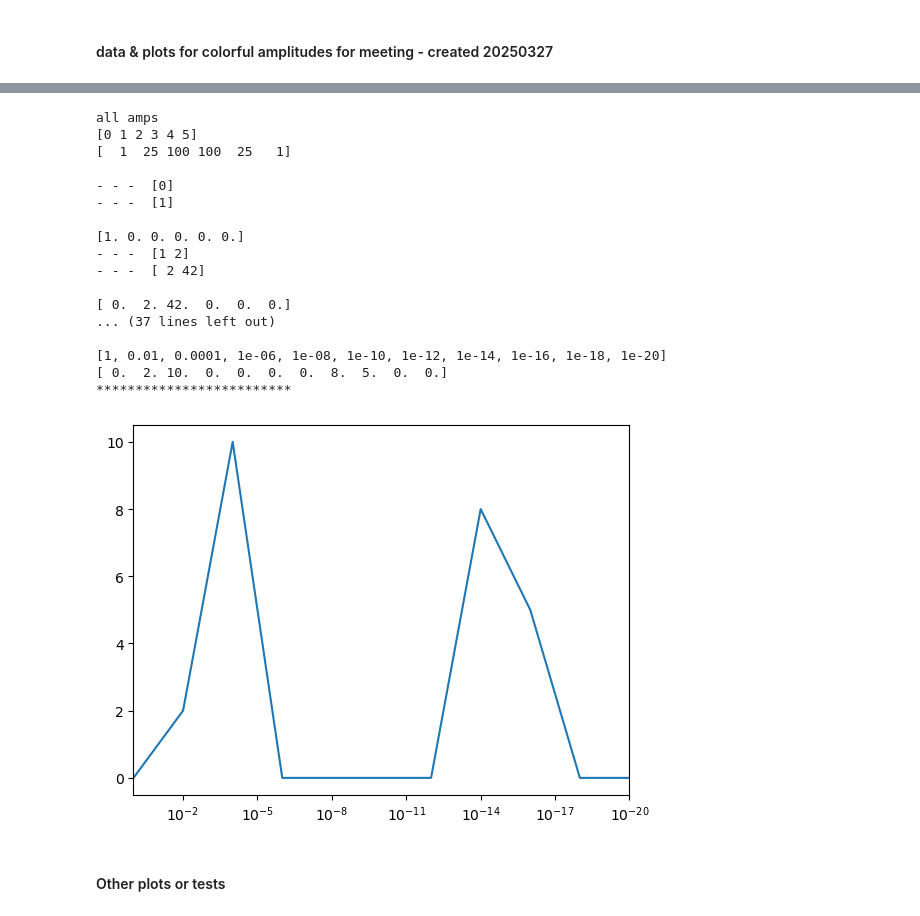
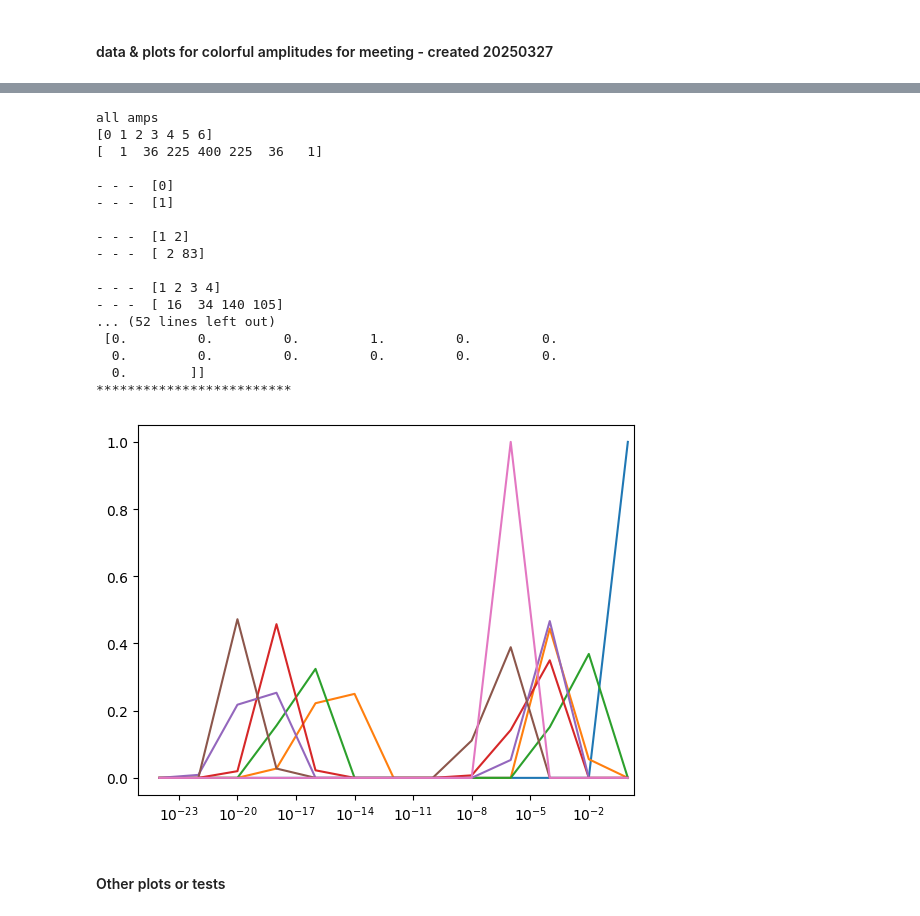
Before and after one commit to Arash-H-Jafarizadeh/Fermionic-State-Preparation, a Jupyter notebook: Fermionic_Hartree_Fock_Method(Adam).ipynb, the cells around one changed output, grey strips where cells are left out. Cells and saved outputs as stored; diff of their text form; code cells hidden in the pictures.

```diff
--- a/Fermionic_Hartree_Fock_Method(Adam).ipynb
+++ b/Fermionic_Hartree_Fock_Method(Adam).ipynb
@@ -517,0 +522,17 @@ x_data = np.arange(len(amps)).astype(int)
+# %%
+# print(base8)
+# print('')
+# print(sbase)
+# print('')
+
+avg_state =  np.zeros((L))
+for indx, dist in enumerate(sdist):
+    if dist == 1:
+        amp_state = samps[indx]
+        int_state = sbase[indx]
+        bit_state = np.array([int(i) for i in np.binary_repr(int_state, width=L)])
+        print(int_state, " - ", bit_state, " - ", amp_state)
+        avg_state += amp_state * bit_state
+
+print('')
+print(avg_state)
@@ -595,16 +636,20 @@ print("")
 # %% [markdown]
 #### data & plots for colorful amplitudes for meeting - created 20250327
 # %%
-L = 10
-physical = 0.2, 1.0
+L = 14
+physical = 0.1, 1.0
 threshod = 1.e-12
 
 
 ham, dist = hart_fock_superposition(physical, L, max_iters=400, PBC=False)
 Es, Us = np.linalg.eigh(ham)
 amps = np.abs(Us[:,0])
+
 x_data = np.arange(len(amps)).astype(int)
 
+order = np.argsort(amps)[::-1]
+Samps = amps[order]
+Sdist = np.array(dist)[order]
 
 # num_datas = 16
 # maxdim = np.shape(ham)[0]
@@ -742,7 +797,7 @@ print(uniq_count_all)
 print('')
 
 # y_data = np.array([10**(-s) for s in range(0,22)])
-x_len = 22
+x_len = 26
 x_data = []
 y_data = np.zeros((L//2+1, x_len//2))#[]
 # print(y_data)
@@ -754,48 +809,51 @@ for indx, d in enumerate(range(0, x_len, off_set)):
 
     m_loop = np.ma.masked_where(np.logical_and( amps < lim, amps >= 10**(-off_set)*lim), amps)
     new_dist_loop = np.array(dist)[np.ma.getmask(m_loop)]
     uniq_dist_loop, uniq_count_loop = np.unique(new_dist_loop, return_counts=True)
     print('- - - ',uniq_dist_loop)
     print('- - - ',uniq_count_loop)
     print('')
     x_data.append(lim)
     # loop_data.append(uniq_count_loop)
     # y_data.append(uniq_count_loop)
     for jndx, dd in enumerate(uniq_dist_loop):
-        y_data[dd, indx] = uniq_count_loop[jndx]
-    print(y_data[uniq_dist_all, indx])
+        y_data[dd, indx] = uniq_count_loop[jndx] / uniq_count_all[dd]
+    # print(y_data[uniq_dist_all, indx])
 
 
 print('*************************')
 print('')
 
+# x_data = np.array(x_data)[::-1]
 print(x_data)
-print(y_data[1])
+print(y_data)
 
 print('*************************')
 print('')
-ax = pl.plot(np.array(x_data), y_data[1])
-pl.xlim(max(x_data), min(x_data))
+# ax = pl.plot(np.array(x_data), y_data[:])
+ax = pl.plot(x_data,y_data.T)
+# pl.xlim(max(x_data), min(x_data))
+pl.xlim(10.1**(-x_len+1), 2.0)
 pl.xscale('log')
 # %% [output]
 all amps
-[0 1 2 3 4 5]
-[  1  25 100 100  25   1]
+[0 1 2 3 4 5 6]
+[  1  36 225 400 225  36   1]
 
 - - -  [0]
 - - -  [1]
 
-[1. 0. 0. 0. 0. 0.]
 - - -  [1 2]
-- - -  [ 2 42]
+- - -  [ 2 83]
 
-[ 0.  2. 42.  0.  0.  0.]
-... (37 lines left out)
-
-[1, 0.01, 0.0001, 1e-06, 1e-08, 1e-10, 1e-12, 1e-14, 1e-16, 1e-18, 1e-20]
-[ 0.  2. 10.  0.  0.  0.  0.  8.  5.  0.  0.]
+- - -  [1 2 3 4]
+- - -  [ 16  34 140 105]
+... (52 lines left out)
+ [0.         0.         0.         1.         0.         0.
+  0.         0.         0.         0.         0.         0.
+  0.        ]]
 *************************
-[figure, old version]
+[figure, new version]
 # %% [markdown]
 #### Other plots or tests
 # %%
```
Also changed, not shown: parts of 5 cells of this notebook.
